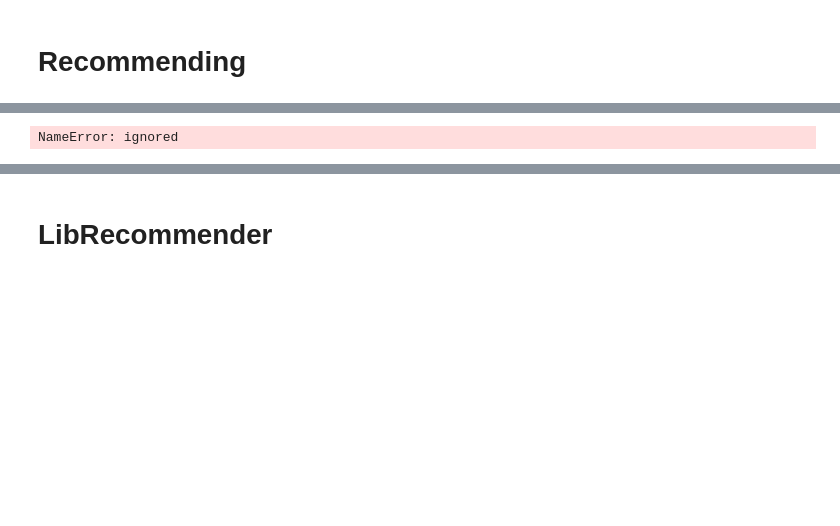
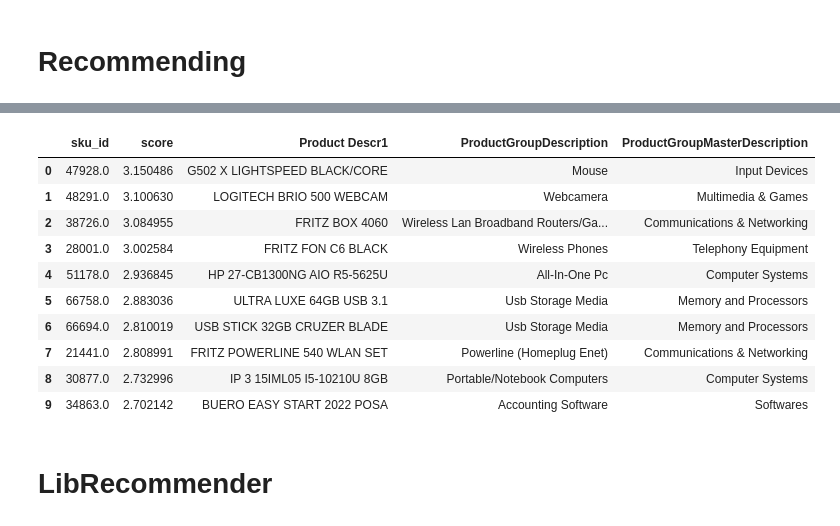
Before and after one commit to vincm1/RecSys_Implicit, a Jupyter notebook: Bayesian_Personalized_Ranking_(BPR).ipynb, the cells around one changed output, grey strips where cells are left out. Cells and saved outputs as stored; diff of their text form; code cells hidden in the pictures; blank space fills up the shorter version.

```diff
--- a/Bayesian_Personalized_Ranking_(BPR).ipynb
+++ b/Bayesian_Personalized_Ranking_(BPR).ipynb
@@ -318,0 +317,3 @@ sku_list = pd.DataFrame(df.sku_id.unique())
+# %%
+sku_list = df[["sku_id", "Product Descr1", "ProductGroupDescription", "ProductGroupMasterDescription"]].drop_duplicates()
+sku_list.head(1)
@@ -339,7 +355,7 @@ KeyError: ignored
 # %%
 # Now you can call the recommend function
 userid = [user_id_2]
-ids, scores = model.recommend(userid, csr_bin_matrix[userid], N=10, filter_already_liked_items=True)
+ids, scores = model.recommend(userid, csr_train[userid], N=10, filter_already_liked_items=True)
 ids, scores
 
 rec_tab = pd.DataFrame(data=[ids[0],scores[0]])
@@ -350,4 +366,3 @@ files.download(f'{user_id_2}_BPR_BIN_REC.csv')
 rec_tab
 # rec_tab.sort_values(by="conf", ascending=False)
 # %% [output]
-NameError: ignored
@@ -354,3 +371,14 @@ NameError: ignored
+|  | sku_id | score | Product Descr1 | ProductGroupDescription | ProductGroupMasterDescription |
+| 0 | 47928.0 | 3.150486 | G502 X LIGHTSPEED BLACK/CORE | Mouse | Input Devices |
+| 1 | 48291.0 | 3.100630 | LOGITECH BRIO 500 WEBCAM | Webcamera | Multimedia & Games |
+| 2 | 38726.0 | 3.084955 | FRITZ BOX 4060 | Wireless Lan Broadband Routers/Ga... | Communications & Networking |
+| 3 | 28001.0 | 3.002584 | FRITZ FON C6 BLACK | Wireless Phones | Telephony Equipment |
+| 4 | 51178.0 | 2.936845 | HP 27-CB1300NG AIO R5-5625U | All-In-One Pc | Computer Systems |
+| 5 | 66758.0 | 2.883036 | ULTRA LUXE 64GB USB 3.1 | Usb Storage Media | Memory and Processors |
+| 6 | 66694.0 | 2.810019 | USB STICK 32GB CRUZER BLADE | Usb Storage Media | Memory and Processors |
+| 7 | 21441.0 | 2.808991 | FRITZ POWERLINE 540 WLAN SET | Powerline (Homeplug Enet) | Communications & Networking |
+| 8 | 30877.0 | 2.732996 | IP 3 15IML05 I5-10210U 8GB | Portable/Notebook Computers | Computer Systems |
+| 9 | 34863.0 | 2.702142 | BUERO EASY START 2022 POSA | Accounting Software | Softwares |
 # %% [markdown]
 # LibRecommender
 # %%
```
Also changed, not shown: parts of 8 cells of this notebook.
